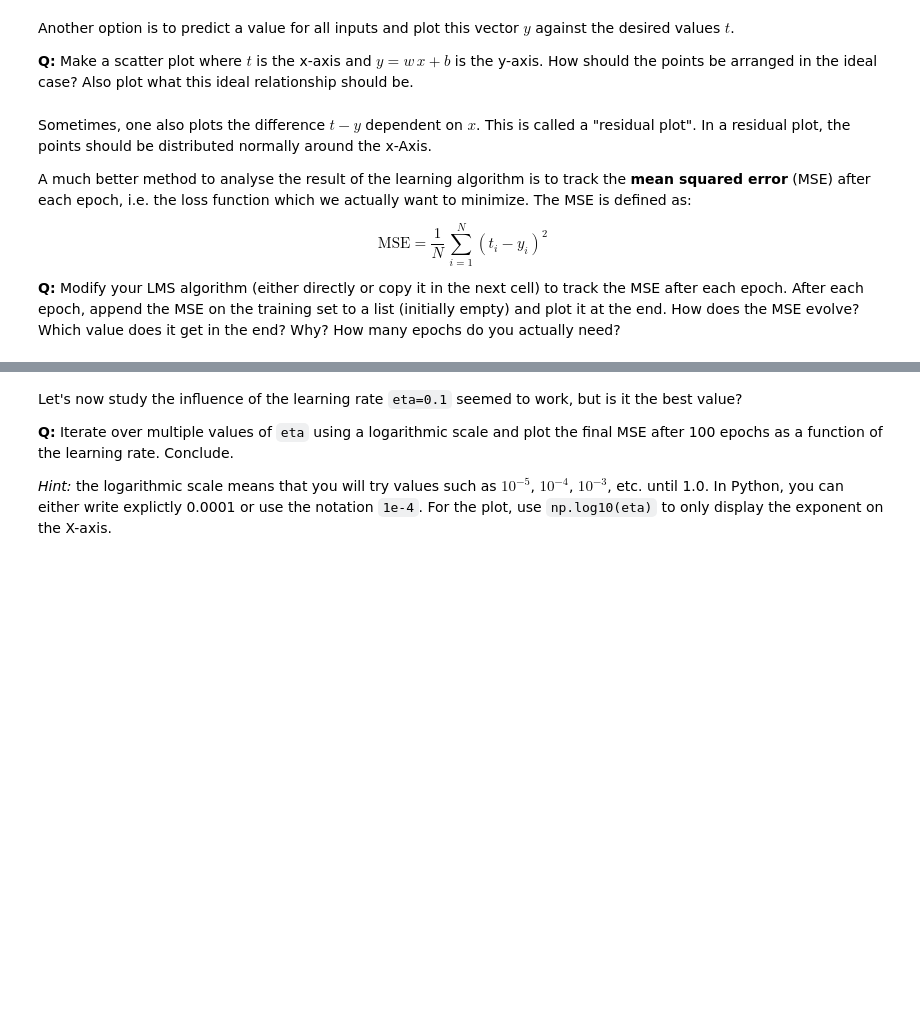
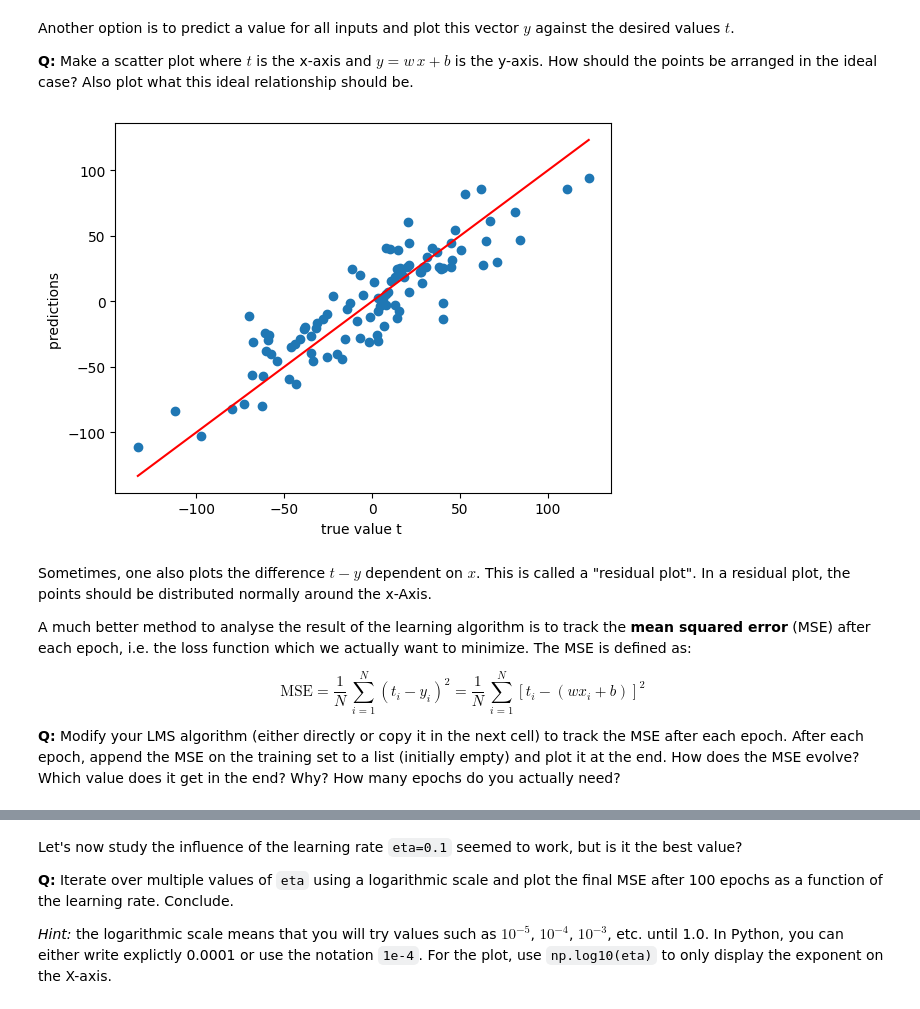
Before and after one commit to 77boom/neurocomputing, a Jupyter notebook: notebooks/3-LinearRegression.ipynb, the cells around one changed output, grey strips where cells are left out. Cells and saved outputs as stored; diff of their text form; code cells hidden in the pictures; blank space fills up the shorter version.

```diff
--- a/notebooks/3-LinearRegression.ipynb
+++ b/notebooks/3-LinearRegression.ipynb
@@ -162,11 +162,29 @@ plt.show()
 Another option is to predict a value for all inputs and plot this vector $y$ against the desired values $t$.
 
 **Q:** Make a scatter plot where $t$ is the x-axis and $y = w\, x + b$ is the y-axis. How should the points be arranged in the ideal case? Also plot what this ideal relationship should be.
+# %%
+import matplotlib.pyplot as plt
+
+y = w * X + b
+
+plt.scatter(t, y)
+plt.plot(
+    [t.min(), t.max()],
+    [t.min(), t.max()],
+    color="red", label="ideal: y = t "
+)
+
+plt.xlabel("true value t ")
+plt.ylabel("predictions ")
+
+plt.show()
+# %% [output]
+[figure, added]
 # %% [markdown]
 Sometimes, one also plots the difference $t-y$ dependent on $x$. This is called a "residual plot". In a residual plot, the points should be distributed normally around the x-Axis.
 
 A much better method to analyse the result of the learning algorithm is to track the **mean squared error** (MSE) after each epoch, i.e. the loss function which we actually want to minimize. The MSE is defined as:
 
-$$\text{MSE} = \frac{1}{N} \, \sum_{i=1}^N (t_i - y_i)^2$$
+$$\text{MSE} = \frac{1}{N} \, \sum_{i=1}^N (t_i - y_i)^2 =  \frac{1}{N} \, \sum_{i=1}^N [t_i - (wx_i+b)]^2$$
 
 **Q:** Modify your LMS algorithm (either directly or copy it in the next cell) to track the MSE after each epoch. After each epoch, append the MSE on the training set to a list (initially empty) and plot it at the end. How does the MSE evolve? Which value does it get in the end? Why? How many epochs do you actually need?
```
Also changed, not shown: parts of 5 cells of this notebook.
